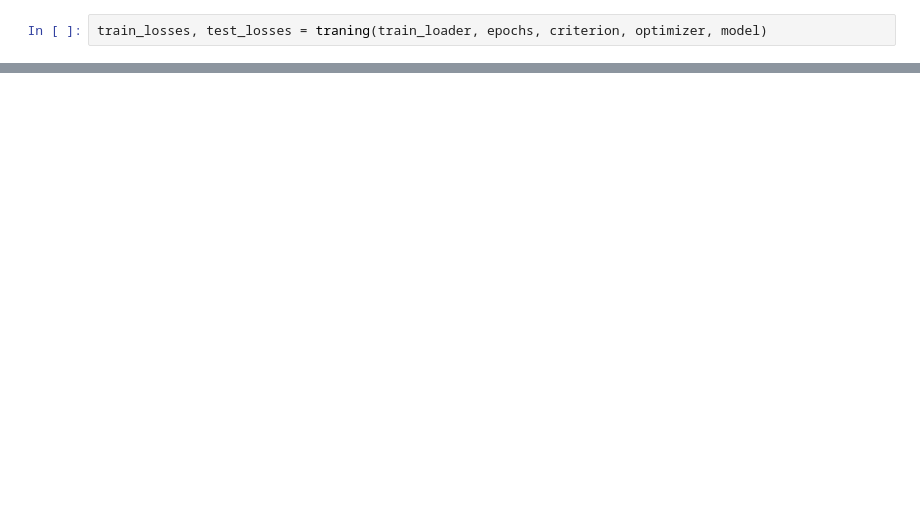
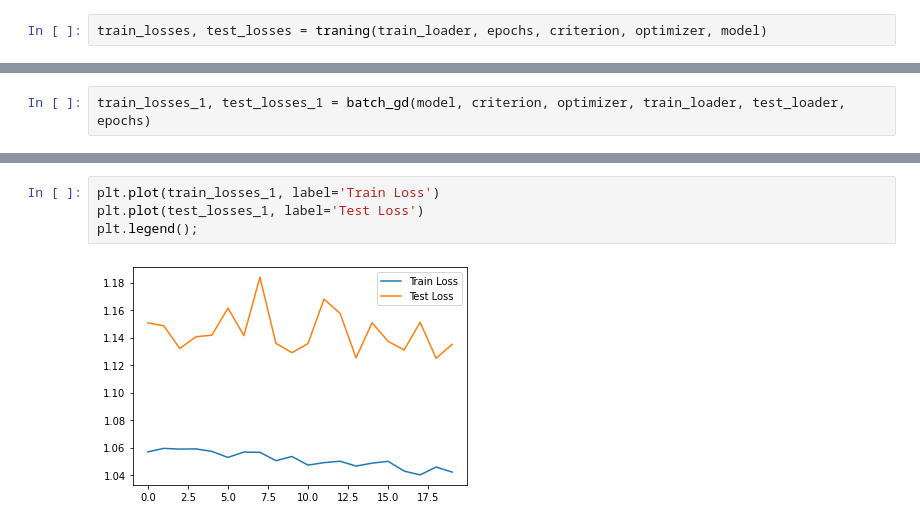
Before and after one commit to AhzamAhmed6/CIFAR-using-CNN, a Jupyter notebook: 28PyTorch_CIFAR.ipynb, the cells around one changed output, grey strips where cells are left out. Drawn from its saved outputs; the diff is of its cells as text; blank space fills up the shorter version.

Commit message:
creating new model

```diff
--- a/28PyTorch_CIFAR.ipynb
+++ b/28PyTorch_CIFAR.ipynb
@@ -118,0 +173,2 @@ plt.legend();
+# %%
+train_losses_1, test_losses_1 = batch_gd(model, criterion, optimizer, train_loader, test_loader, epochs)
@@ -118,0 +196,6 @@ plt.legend();
+# %%
+plt.plot(train_losses_1, label='Train Loss')
+plt.plot(test_losses_1, label='Test Loss')
+plt.legend();
+# %% [output]
+[figure, added]
```
Also changed, not shown: parts of 8 cells of this notebook.
